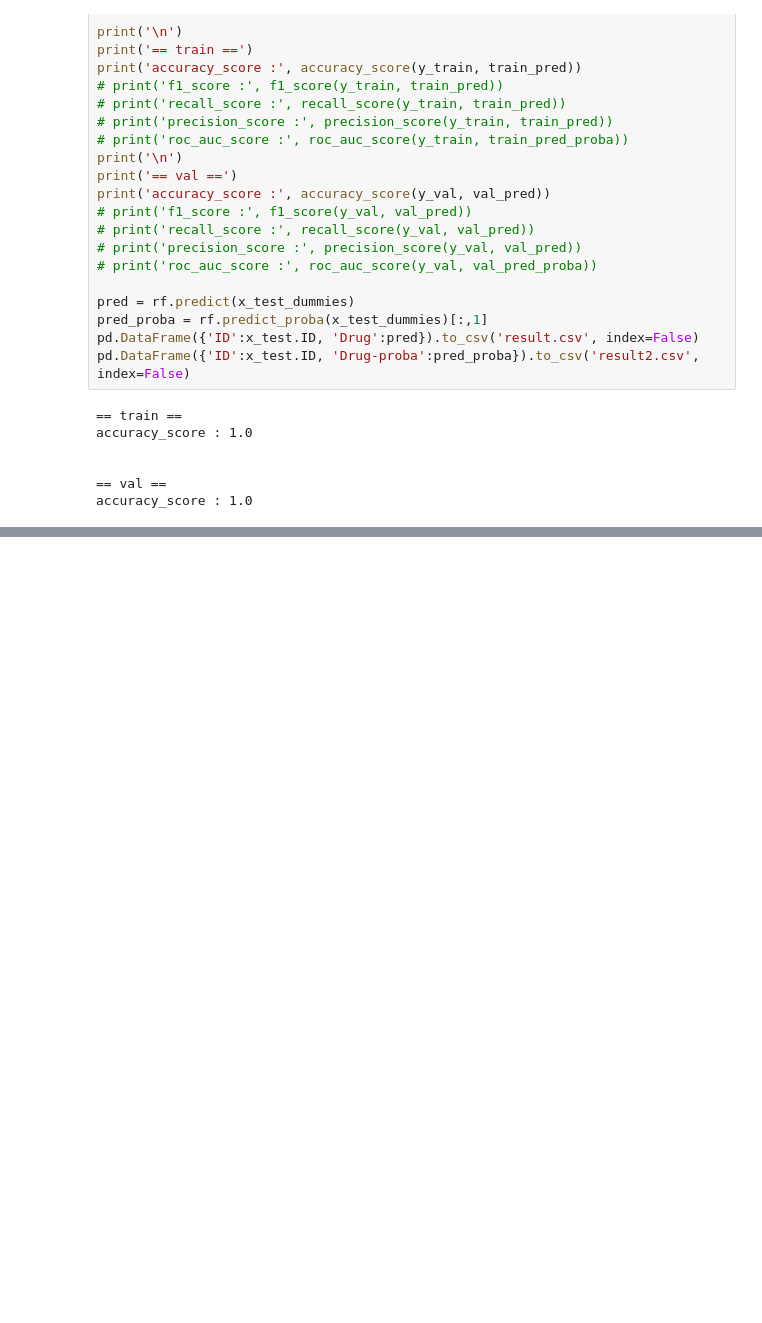
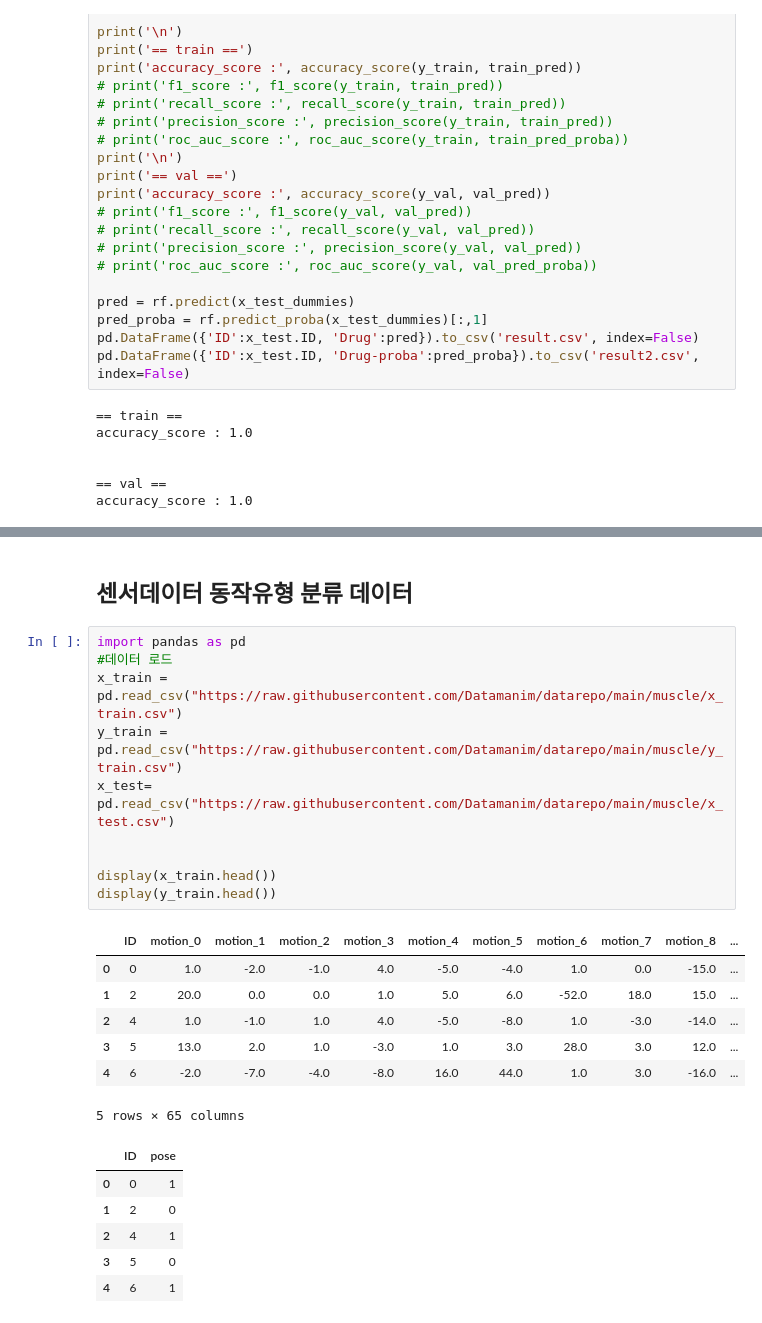
Before and after one commit to Naseungju/-_-, a Jupyter notebook: 2유형_연습.ipynb, the cells around one changed output, grey strips where cells are left out. Cells and saved outputs as stored; diff of their text form; blank space fills up the shorter version.

```diff
--- a/2유형_연습.ipynb
+++ b/2유형_연습.ipynb
@@ -1058,0 +1188,26 @@ accuracy_score : 1.0
+# %% [markdown]
+## 센서데이터 동작유형 분류 데이터
+# %%
+import pandas as pd
+#데이터 로드
+x_train = pd.read_csv("https://raw.githubusercontent.com/Datamanim/datarepo/main/muscle/x_train.csv")
+y_train = pd.read_csv("https://raw.githubusercontent.com/Datamanim/datarepo/main/muscle/y_train.csv")
+x_test= pd.read_csv("https://raw.githubusercontent.com/Datamanim/datarepo/main/muscle/x_test.csv")
+
+
+display(x_train.head())
+display(y_train.head())
+# %% [output]
+|  | ID | motion_0 | motion_1 | motion_2 | motion_3 | motion_4 | motion_5 | motion_6 | motion_7 | motion_8 | ... |
+| 0 | 0 | 1.0 | -2.0 | -1.0 | 4.0 | -5.0 | -4.0 | 1.0 | 0.0 | -15.0 | ... |
+| 1 | 2 | 20.0 | 0.0 | 0.0 | 1.0 | 5.0 | 6.0 | -52.0 | 18.0 | 15.0 | ... |
+| 2 | 4 | 1.0 | -1.0 | 1.0 | 4.0 | -5.0 | -8.0 | 1.0 | -3.0 | -14.0 | ... |
+| 3 | 5 | 13.0 | 2.0 | 1.0 | -3.0 | 1.0 | 3.0 | 28.0 | 3.0 | 12.0 | ... |
+| 4 | 6 | -2.0 | -7.0 | -4.0 | -8.0 | 16.0 | 44.0 | 1.0 | 3.0 | -16.0 | ... |
+5 rows × 65 columns
+|  | ID | pose |
+| 0 | 0 | 1 |
+| 1 | 2 | 0 |
+| 2 | 4 | 1 |
+| 3 | 5 | 0 |
+| 4 | 6 | 1 |
```
Also changed, not shown: parts of 8 cells of this notebook, 1 other file.
